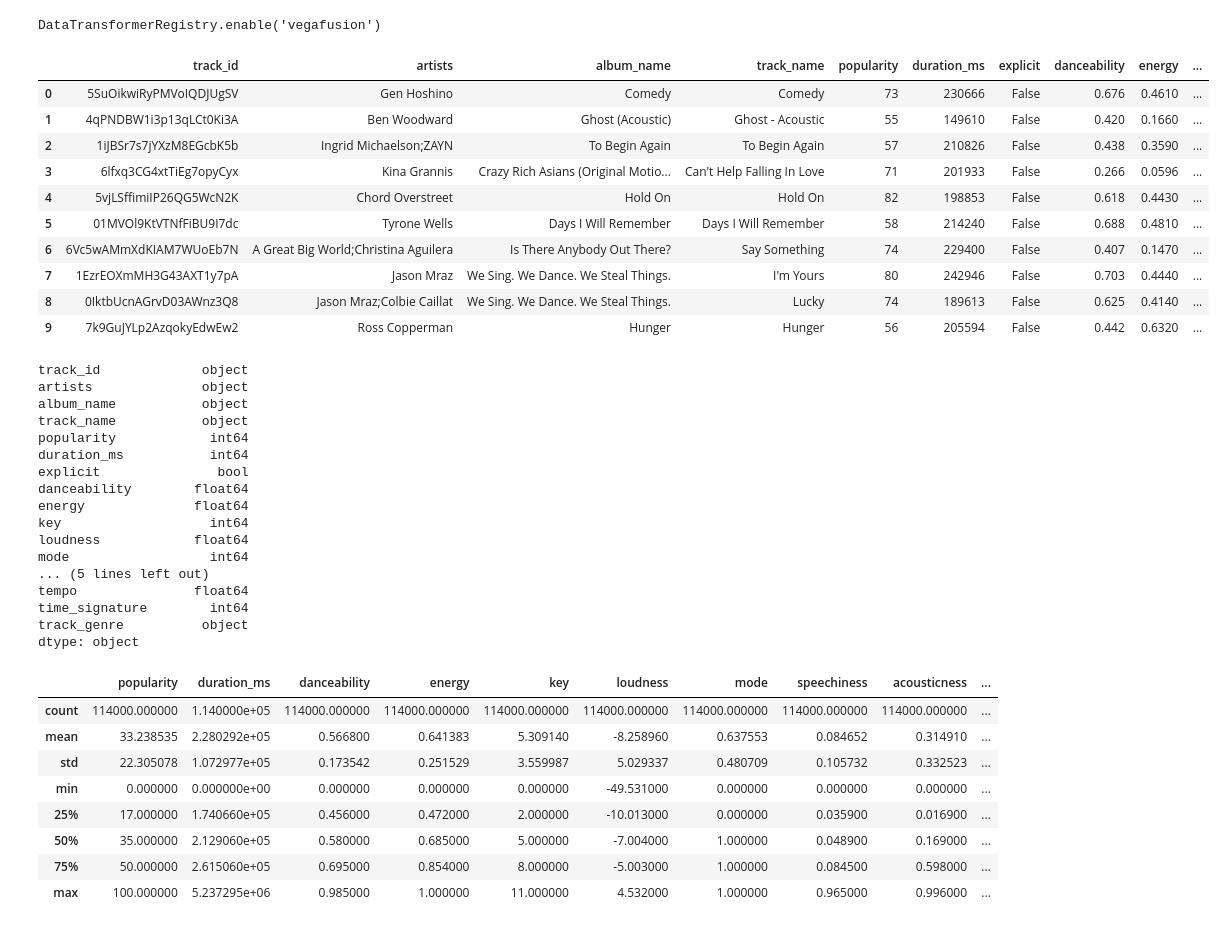
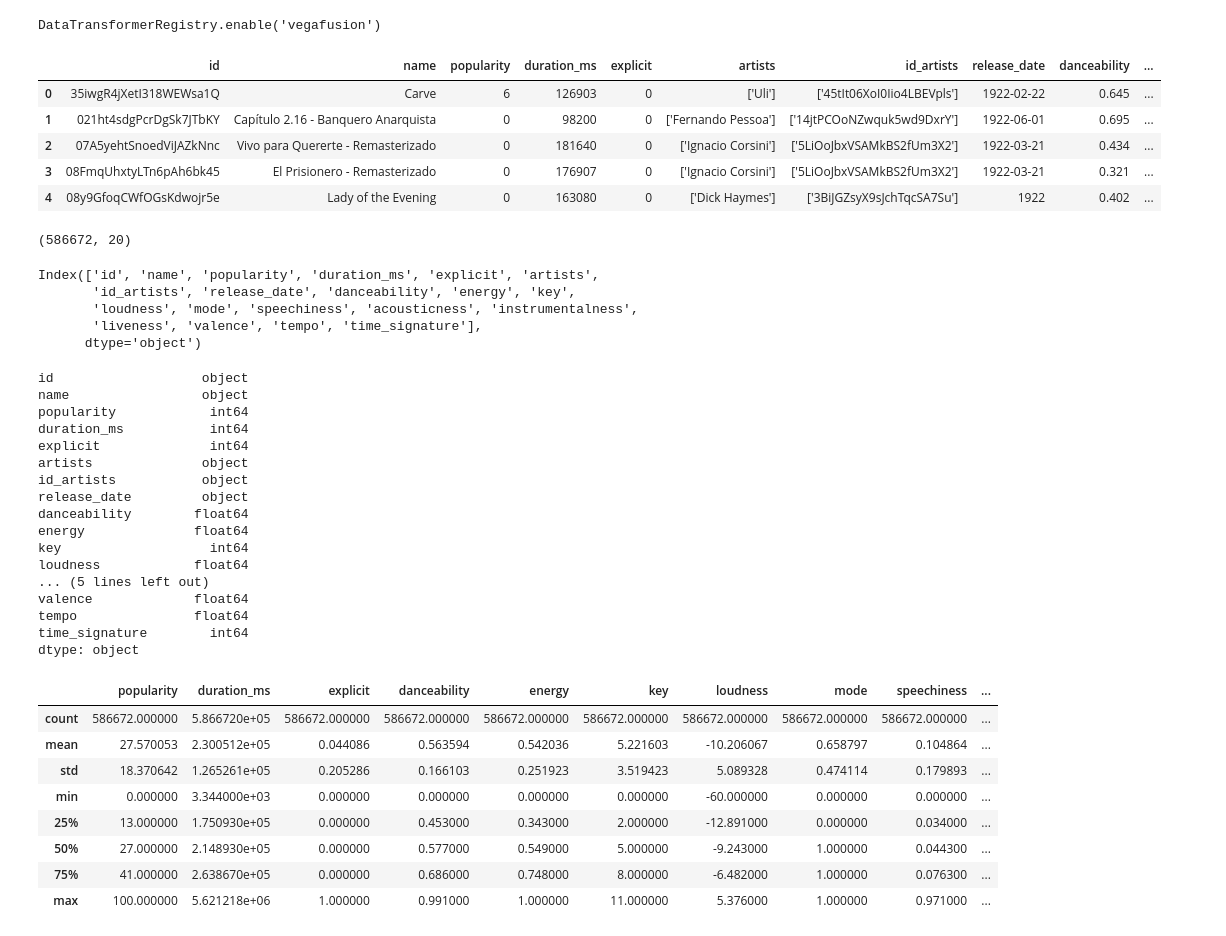
Before and after one commit to UBC-MDS/DSCI-532_2024_11_spotify-popularity, a Jupyter notebook: notebook/eda.ipynb, the cells around one changed output. Drawn from its saved outputs; the diff is of its cells as text; code cells hidden in the pictures.

```diff
--- a/notebook/eda.ipynb
+++ b/notebook/eda.ipynb
@@ -8,54 +8,60 @@ alt.data_transformers.enable('vegafusion')
 # %% [output]
 DataTransformerRegistry.enable('vegafusion')
 # %%
-path = '../data/raw/dataset.csv'
+path = '../data/raw/tracks.csv'
 df = pd.read_csv(path)
-df.drop('Unnamed: 0',axis=1,inplace=True)
-df.head(10)
+df.head(5)
 # %% [output]
-|  | track_id | artists | album_name | track_name | popularity | duration_ms | explicit | danceability | energy | ... |
-| 0 | 5SuOikwiRyPMVoIQDJUgSV | Gen Hoshino | Comedy | Comedy | 73 | 230666 | False | 0.676 | 0.4610 | ... |
-| 1 | 4qPNDBW1i3p13qLCt0Ki3A | Ben Woodward | Ghost (Acoustic) | Ghost - Acoustic | 55 | 149610 | False | 0.420 | 0.1660 | ... |
-| 2 | 1iJBSr7s7jYXzM8EGcbK5b | Ingrid Michaelson;ZAYN | To Begin Again | To Begin Again | 57 | 210826 | False | 0.438 | 0.3590 | ... |
-| 3 | 6lfxq3CG4xtTiEg7opyCyx | Kina Grannis | Crazy Rich Asians (Original Motio... | Can't Help Falling In Love | 71 | 201933 | False | 0.266 | 0.0596 | ... |
-| 4 | 5vjLSffimiIP26QG5WcN2K | Chord Overstreet | Hold On | Hold On | 82 | 198853 | False | 0.618 | 0.4430 | ... |
-| 5 | 01MVOl9KtVTNfFiBU9I7dc | Tyrone Wells | Days I Will Remember | Days I Will Remember | 58 | 214240 | False | 0.688 | 0.4810 | ... |
-| 6 | 6Vc5wAMmXdKIAM7WUoEb7N | A Great Big World;Christina Aguilera | Is There Anybody Out There? | Say Something | 74 | 229400 | False | 0.407 | 0.1470 | ... |
-| 7 | 1EzrEOXmMH3G43AXT1y7pA | Jason Mraz | We Sing. We Dance. We Steal Things. | I'm Yours | 80 | 242946 | False | 0.703 | 0.4440 | ... |
-| 8 | 0IktbUcnAGrvD03AWnz3Q8 | Jason Mraz;Colbie Caillat | We Sing. We Dance. We Steal Things. | Lucky | 74 | 189613 | False | 0.625 | 0.4140 | ... |
-| 9 | 7k9GuJYLp2AzqokyEdwEw2 | Ross Copperman | Hunger | Hunger | 56 | 205594 | False | 0.442 | 0.6320 | ... |
+|  | id | name | popularity | duration_ms | explicit | artists | id_artists | release_date | danceability | ... |
+| 0 | 35iwgR4jXetI318WEWsa1Q | Carve | 6 | 126903 | 0 | ['Uli'] | ['45tIt06XoI0Iio4LBEVpls'] | 1922-02-22 | 0.645 | ... |
+| 1 | 021ht4sdgPcrDgSk7JTbKY | Capítulo 2.16 - Banquero Anarquista | 0 | 98200 | 0 | ['Fernando Pessoa'] | ['14jtPCOoNZwquk5wd9DxrY'] | 1922-06-01 | 0.695 | ... |
+| 2 | 07A5yehtSnoedViJAZkNnc | Vivo para Quererte - Remasterizado | 0 | 181640 | 0 | ['Ignacio Corsini'] | ['5LiOoJbxVSAMkBS2fUm3X2'] | 1922-03-21 | 0.434 | ... |
+| 3 | 08FmqUhxtyLTn6pAh6bk45 | El Prisionero - Remasterizado | 0 | 176907 | 0 | ['Ignacio Corsini'] | ['5LiOoJbxVSAMkBS2fUm3X2'] | 1922-03-21 | 0.321 | ... |
+| 4 | 08y9GfoqCWfOGsKdwojr5e | Lady of the Evening | 0 | 163080 | 0 | ['Dick Haymes'] | ['3BiJGZsyX9sJchTqcSA7Su'] | 1922 | 0.402 | ... |
+# %%
+df.shape
+# %% [output]
+(586672, 20)
+# %%
+df.columns
+# %% [output]
+Index(['id', 'name', 'popularity', 'duration_ms', 'explicit', 'artists',
+       'id_artists', 'release_date', 'danceability', 'energy', 'key',
+       'loudness', 'mode', 'speechiness', 'acousticness', 'instrumentalness',
+       'liveness', 'valence', 'tempo', 'time_signature'],
+      dtype='object')
 # %%
 df.dtypes
 # %% [output]
-track_id             object
-artists              object
-album_name           object
-track_name           object
+id                   object
+name                 object
 popularity            int64
 duration_ms           int64
-explicit               bool
+explicit              int64
+artists              object
+id_artists           object
+release_date         object
 danceability        float64
 energy              float64
 key                   int64
 loudness            float64
-mode                  int64
 ... (5 lines left out)
+valence             float64
 tempo               float64
 time_signature        int64
-track_genre          object
 dtype: object
 # %%
 df.describe()
 # %% [output]
-|  | popularity | duration_ms | danceability | energy | key | loudness | mode | speechiness | acousticness | ... |
-| count | 114000.000000 | 1.140000e+05 | 114000.000000 | 114000.000000 | 114000.000000 | 114000.000000 | 114000.000000 | 114000.000000 | 114000.000000 | ... |
-| mean | 33.238535 | 2.280292e+05 | 0.566800 | 0.641383 | 5.309140 | -8.258960 | 0.637553 | 0.084652 | 0.314910 | ... |
-| std | 22.305078 | 1.072977e+05 | 0.173542 | 0.251529 | 3.559987 | 5.029337 | 0.480709 | 0.105732 | 0.332523 | ... |
-| min | 0.000000 | 0.000000e+00 | 0.000000 | 0.000000 | 0.000000 | -49.531000 | 0.000000 | 0.000000 | 0.000000 | ... |
-| 25% | 17.000000 | 1.740660e+05 | 0.456000 | 0.472000 | 2.000000 | -10.013000 | 0.000000 | 0.035900 | 0.016900 | ... |
-| 50% | 35.000000 | 2.129060e+05 | 0.580000 | 0.685000 | 5.000000 | -7.004000 | 1.000000 | 0.048900 | 0.169000 | ... |
-| 75% | 50.000000 | 2.615060e+05 | 0.695000 | 0.854000 | 8.000000 | -5.003000 | 1.000000 | 0.084500 | 0.598000 | ... |
-| max | 100.000000 | 5.237295e+06 | 0.985000 | 1.000000 | 11.000000 | 4.532000 | 1.000000 | 0.965000 | 0.996000 | ... |
+|  | popularity | duration_ms | explicit | danceability | energy | key | loudness | mode | speechiness | ... |
+| count | 586672.000000 | 5.866720e+05 | 586672.000000 | 586672.000000 | 586672.000000 | 586672.000000 | 586672.000000 | 586672.000000 | 586672.000000 | ... |
+| mean | 27.570053 | 2.300512e+05 | 0.044086 | 0.563594 | 0.542036 | 5.221603 | -10.206067 | 0.658797 | 0.104864 | ... |
+| std | 18.370642 | 1.265261e+05 | 0.205286 | 0.166103 | 0.251923 | 3.519423 | 5.089328 | 0.474114 | 0.179893 | ... |
+| min | 0.000000 | 3.344000e+03 | 0.000000 | 0.000000 | 0.000000 | 0.000000 | -60.000000 | 0.000000 | 0.000000 | ... |
+| 25% | 13.000000 | 1.750930e+05 | 0.000000 | 0.453000 | 0.343000 | 2.000000 | -12.891000 | 0.000000 | 0.034000 | ... |
+| 50% | 27.000000 | 2.148930e+05 | 0.000000 | 0.577000 | 0.549000 | 5.000000 | -9.243000 | 1.000000 | 0.044300 | ... |
+| 75% | 41.000000 | 2.638670e+05 | 0.000000 | 0.686000 | 0.748000 | 8.000000 | -6.482000 | 1.000000 | 0.076300 | ... |
+| max | 100.000000 | 5.621218e+06 | 1.000000 | 0.991000 | 1.000000 | 11.000000 | 5.376000 | 1.000000 | 0.971000 | ... |
 # %%
 df.isnull().sum()
 # %% [output]
```
Also changed, not shown: parts of 16 cells of this notebook.
